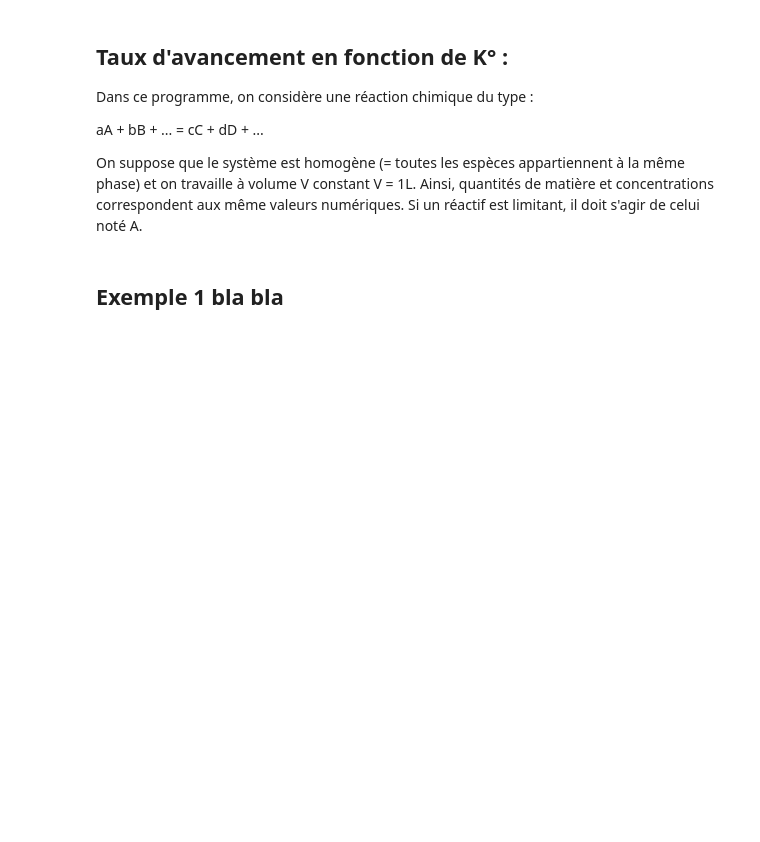
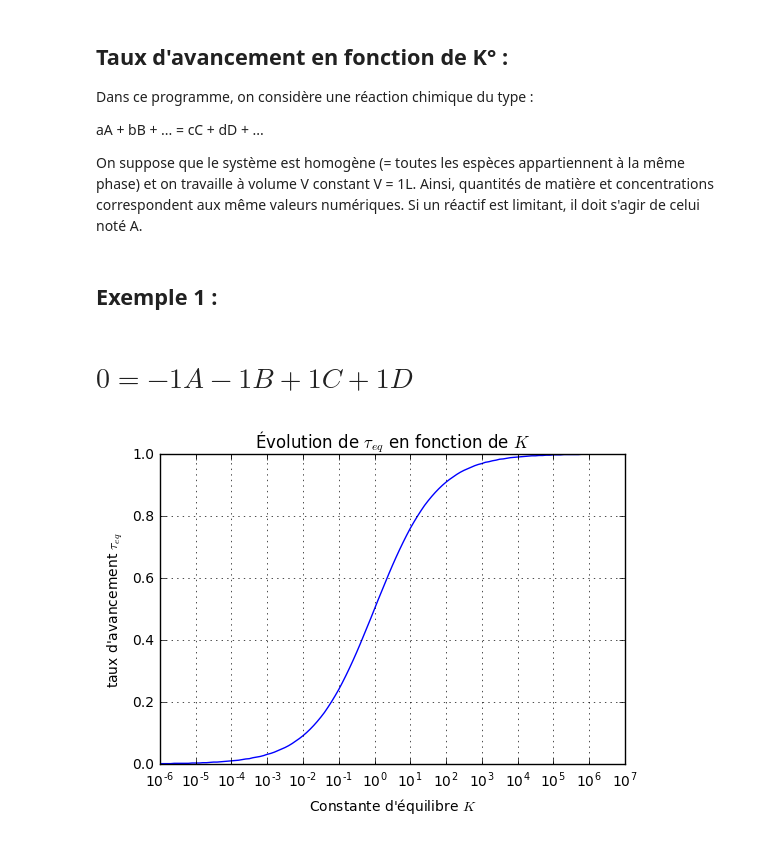
Before and after one commit to msimonin/cinetique, a Jupyter notebook: thermochimie.ipynb, the cells around one changed output. Drawn from its saved outputs; the diff is of its cells as text; code cells hidden in the pictures; blank space fills up the shorter version.

```diff
--- a/thermochimie.ipynb
+++ b/thermochimie.ipynb
@@ -73,2 +74,9 @@ def avancement(C, N):
 # %% [markdown]
-## Exemple 1 bla bla
+## Exemple 1 :
+# %%
+C = np.asarray([-1, -1, 1, 1])
+N = np.asarray([1, 1, 0, 0])
+Q, X = etat_final(C, N)
+# %% [output]
+# $0 = -1A -1B +1C +1D$
+[figure, added]
```
Also changed, not shown: parts of 12 cells of this notebook.
